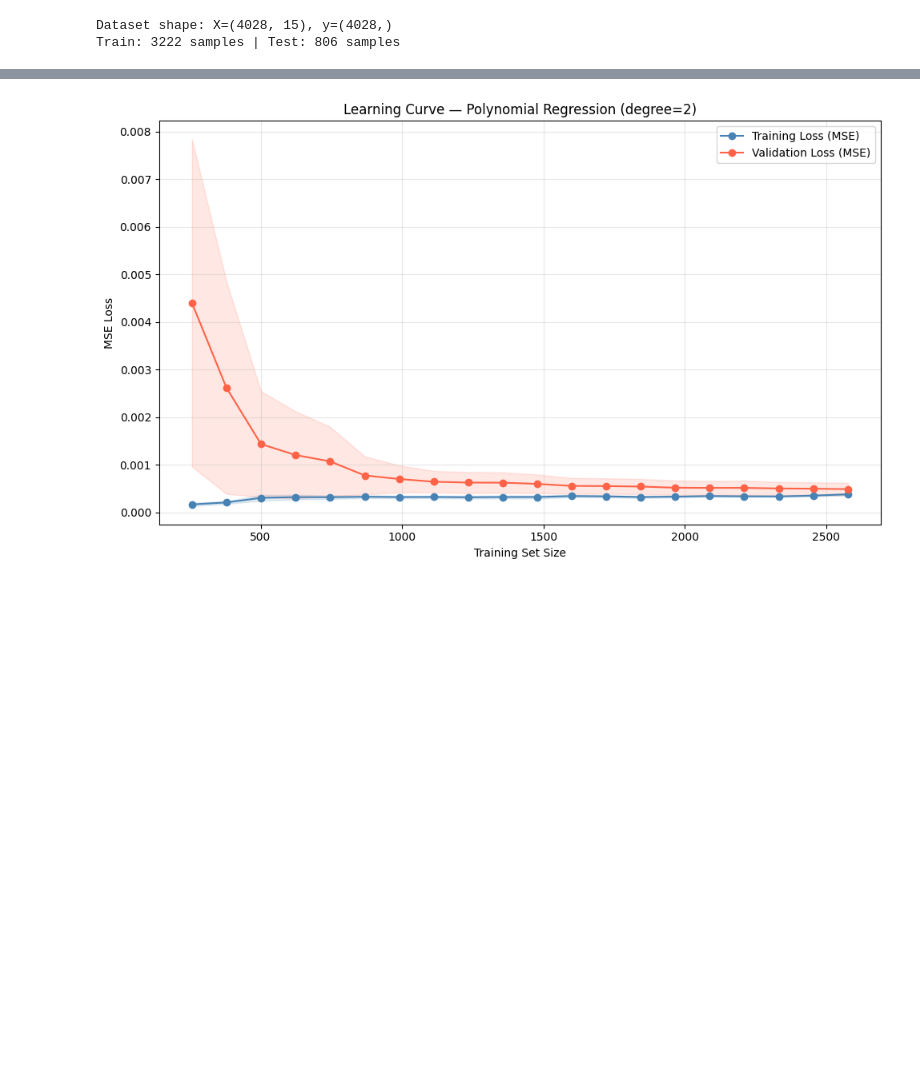
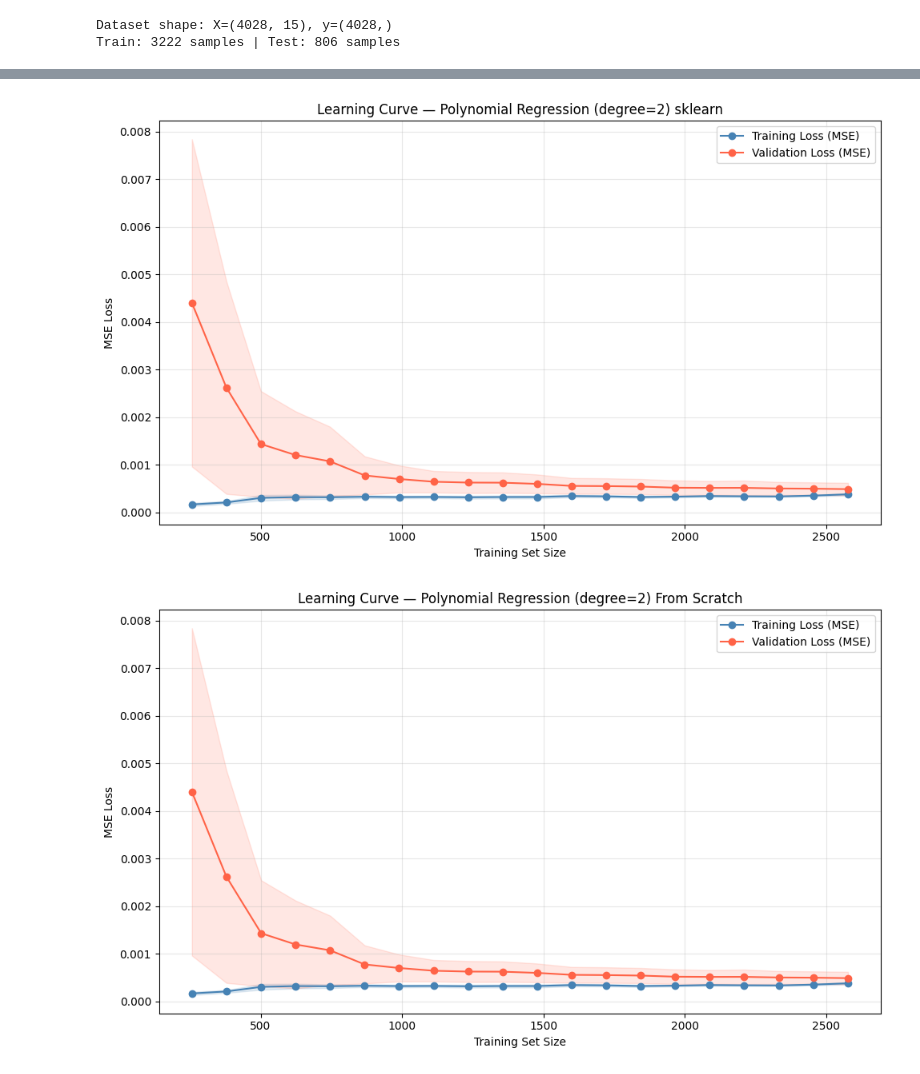
Before and after one commit to tawan123456789/StockPrediction, a Jupyter notebook: PolynomialRegression/PolynomialRegression.ipynb, the cells around one changed output, grey strips where cells are left out. Drawn from its saved outputs; the diff is of its cells as text; code cells hidden in the pictures; blank space fills up the shorter version.

Commit message:
polynomial

```diff
--- a/PolynomialRegression/PolynomialRegression.ipynb
+++ b/PolynomialRegression/PolynomialRegression.ipynb
@@ -102,34 +169,95 @@ R² Score                 0.096756    -0.121247
 # ==================== Learning Curve (Loss Graph) ====================
 from sklearn.model_selection import learning_curve
 
+# ==================== From sklearn ====================
 train_sizes, train_scores_mse, test_scores_mse = learning_curve(
     LinearRegression(),
     X_train_poly, y_train,
     train_sizes=np.linspace(0.1, 1.0, 20),
     cv=5,
     scoring='neg_mean_squared_error',
     shuffle=False,
     n_jobs=-1
 )
 
-# Convert negative MSE to positive
 train_loss = -train_scores_mse.mean(axis=1)
 test_loss = -test_scores_mse.mean(axis=1)
 train_loss_std = train_scores_mse.std(axis=1)
 test_loss_std = test_scores_mse.std(axis=1)
 
 plt.figure(figsize=(10, 6))
 plt.plot(train_sizes, train_loss, 'o-', color='steelblue', label='Training Loss (MSE)')
 plt.fill_between(train_sizes, train_loss - train_loss_std, train_loss + train_loss_std, alpha=0.15, color='steelblue')
 plt.plot(train_sizes, test_loss, 'o-', color='tomato', label='Validation Loss (MSE)')
 plt.fill_between(train_sizes, test_loss - test_loss_std, test_loss + test_loss_std, alpha=0.15, color='tomato')
 plt.xlabel('Training Set Size')
 plt.ylabel('MSE Loss')
-plt.title('Learning Curve — Polynomial Regression (degree=2)')
+plt.title('Learning Curve — Polynomial Regression (degree=2) sklearn')
 plt.legend(loc='best')
 plt.grid(True, alpha=0.3)
 plt.tight_layout()
 plt.show()
+
+# ==================== From Scratch ====================
+from sklearn.model_selection import KFold
+
+scratch_train_sizes_frac = np.linspace(0.1, 1.0, 20)
+n_train = X_train.shape[0]
+kf = KFold(n_splits=5, shuffle=False)
+
+scratch_train_sizes_out = []
+scratch_train_losses = []
+scratch_val_losses = []
+
+for frac in scratch_train_sizes_frac:
+    fold_train_losses = []
+    fold_val_losses = []
+    for train_idx, val_idx in kf.split(X_train):
+        # Subsample training fold
+        sub_size = max(1, int(len(train_idx) * frac))
+        sub_train_idx = train_idx[:sub_size]
+
+        X_fold_train = X_train.values[sub_train_idx]
+        y_fold_train = y_train.values[sub_train_idx]
+        X_fold_val = X_train.values[val_idx]
+        y_fold_val = y_train.values[val_idx]
+
+        m = PolynomialRegressionScratch(degree=2)
+        m.fit(X_fold_train, y_fold_train)
+
+        pred_train = m.predict(X_fold_train)
+        pred_val = m.predict(X_fold_val)
+
+        fold_train_losses.append(np.mean((y_fold_train - pred_train) ** 2))
+        fold_val_losses.append(np.mean((y_fold_val - pred_val) ** 2))
+
+    scratch_train_sizes_out.append(int(len(train_idx) * frac))
+    scratch_train_losses.append(fold_train_losses)
+    scratch_val_losses.append(fold_val_losses)
+
+scratch_train_sizes_out = np.array(scratch_train_sizes_out)
+scratch_train_loss_mean = np.array([np.mean(x) for x in scratch_train_losses])
+scratch_val_loss_mean = np.array([np.mean(x) for x in scratch_val_losses])
+scratch_train_loss_std = np.array([np.std(x) for x in scratch_train_losses])
+scratch_val_loss_std = np.array([np.std(x) for x in scratch_val_losses])
+
+plt.figure(figsize=(10, 6))
+plt.plot(scratch_train_sizes_out, scratch_train_loss_mean, 'o-', color='steelblue', label='Training Loss (MSE)')
+plt.fill_between(scratch_train_sizes_out,
+                 scratch_train_loss_mean - scratch_train_loss_std,
+                 scratch_train_loss_mean + scratch_train_loss_std, alpha=0.15, color='steelblue')
+plt.plot(scratch_train_sizes_out, scratch_val_loss_mean, 'o-', color='tomato', label='Validation Loss (MSE)')
+plt.fill_between(scratch_train_sizes_out,
+                 scratch_val_loss_mean - scratch_val_loss_std,
+                 scratch_val_loss_mean + scratch_val_loss_std, alpha=0.15, color='tomato')
+plt.xlabel('Training Set Size')
+plt.ylabel('MSE Loss')
+plt.title('Learning Curve — Polynomial Regression (degree=2) From Scratch')
+plt.legend(loc='best')
+plt.grid(True, alpha=0.3)
+plt.tight_layout()
+plt.show()
 # %% [output]
-[figure, old version]
+[figure, new version]
+[figure, added]
 # %%
```
Also changed, not shown: parts of 3 cells of this notebook.
